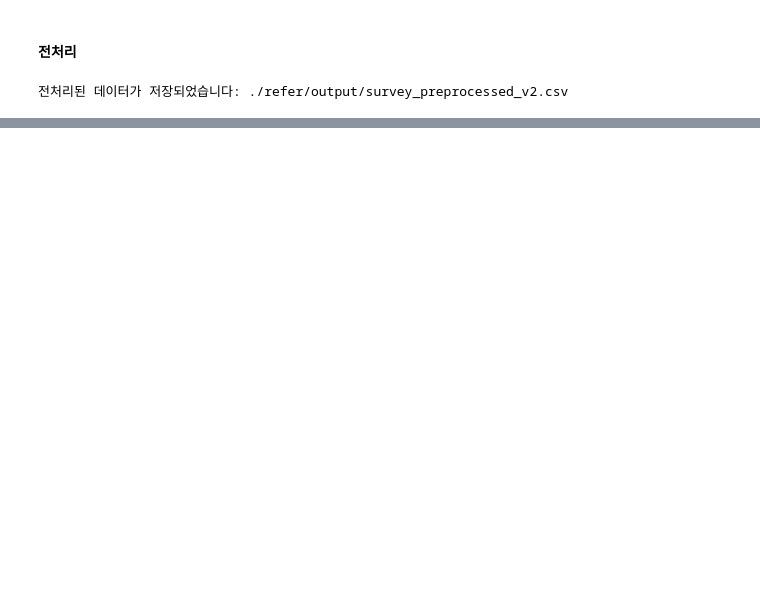
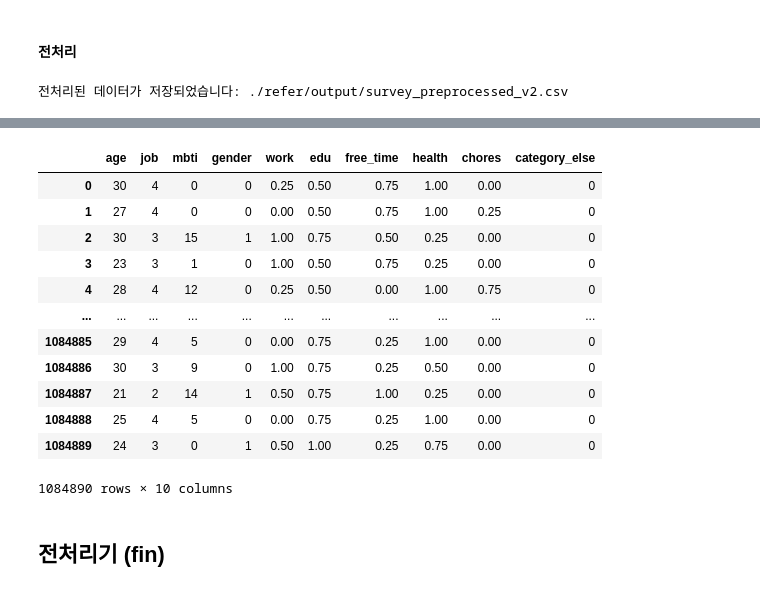
Before and after one commit to do-po/todo_list, a Jupyter notebook: oversampling.ipynb, the cells around one changed output, grey strips where cells are left out. Cells and saved outputs as stored; diff of their text form; code cells hidden in the pictures; blank space fills up the shorter version.

```diff
--- a/oversampling.ipynb
+++ b/oversampling.ipynb
@@ -658,0 +760,31 @@ print(f"전처리된 데이터가 저장되었습니다: {preprocessed_output_pa
+# %%
+import pandas as pd
+
+# CSV 파일을 불러옵니다.
+pre_path = f'{file_path}survey_preprocessed_v2.csv'
+data = pd.read_csv(pre_path)
+
+# 동일한 행을 찾기 위해 필요한 열을 지정합니다.
+specified_columns = ['job', 'mbti', 'gender', 'work', 'edu', 'free_time', 'health', 'chores', 'category_else']
+
+# 지정된 열에 대해 중복된 행을 찾습니다.
+identical_rows = data.duplicated(subset=specified_columns, keep=False)
+
+# 중복된 행만 추출합니다.
+duplicate_data = data[identical_rows]
+# %%
+duplicate_data
+# %% [output]
+|  | age | job | mbti | gender | work | edu | free_time | health | chores | category_else |
+| 0 | 30 | 4 | 0 | 0 | 0.25 | 0.50 | 0.75 | 1.00 | 0.00 | 0 |
+| 1 | 27 | 4 | 0 | 0 | 0.00 | 0.50 | 0.75 | 1.00 | 0.25 | 0 |
+| 2 | 30 | 3 | 15 | 1 | 1.00 | 0.75 | 0.50 | 0.25 | 0.00 | 0 |
+| 3 | 23 | 3 | 1 | 0 | 1.00 | 0.50 | 0.75 | 0.25 | 0.00 | 0 |
+| 4 | 28 | 4 | 12 | 0 | 0.25 | 0.50 | 0.00 | 1.00 | 0.75 | 0 |
+| ... | ... | ... | ... | ... | ... | ... | ... | ... | ... | ... |
+| 1084885 | 29 | 4 | 5 | 0 | 0.00 | 0.75 | 0.25 | 1.00 | 0.00 | 0 |
+| 1084886 | 30 | 3 | 9 | 0 | 1.00 | 0.75 | 0.25 | 0.50 | 0.00 | 0 |
+| 1084887 | 21 | 2 | 14 | 1 | 0.50 | 0.75 | 1.00 | 0.25 | 0.00 | 0 |
+| 1084888 | 25 | 4 | 5 | 0 | 0.00 | 0.75 | 0.25 | 1.00 | 0.00 | 0 |
+| 1084889 | 24 | 3 | 0 | 1 | 0.50 | 1.00 | 0.25 | 0.75 | 0.00 | 0 |
+1084890 rows × 10 columns
@@ -658,0 +801,2 @@ print(f"전처리된 데이터가 저장되었습니다: {preprocessed_output_pa
+# %% [markdown]
+## 전처리기 (fin)
```
Also changed, not shown: parts of 47 cells of this notebook, 19 other files.
